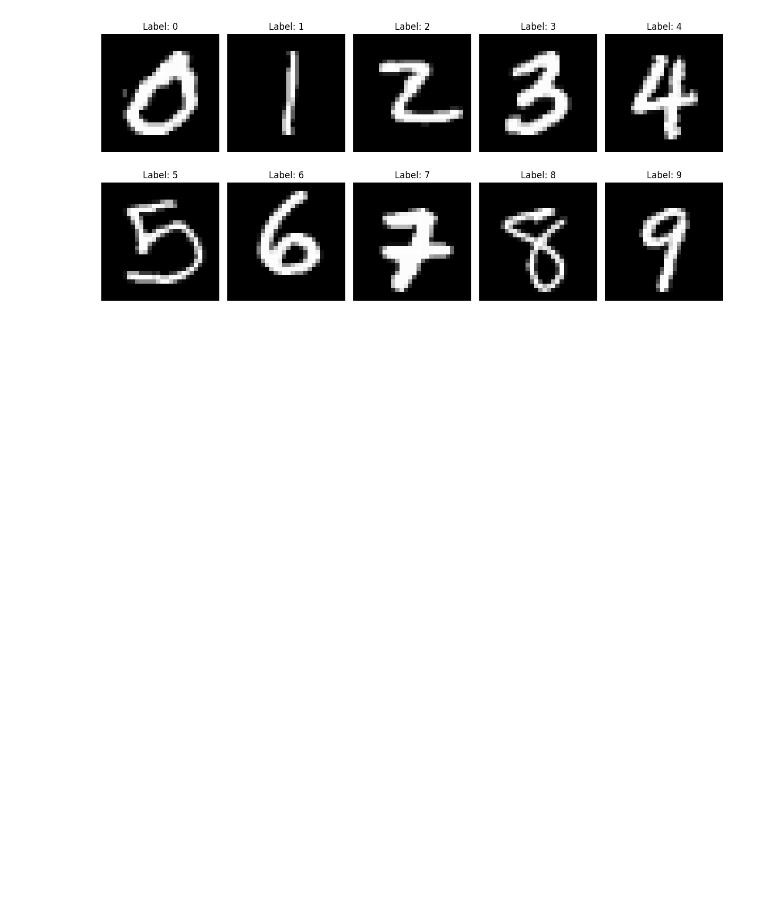
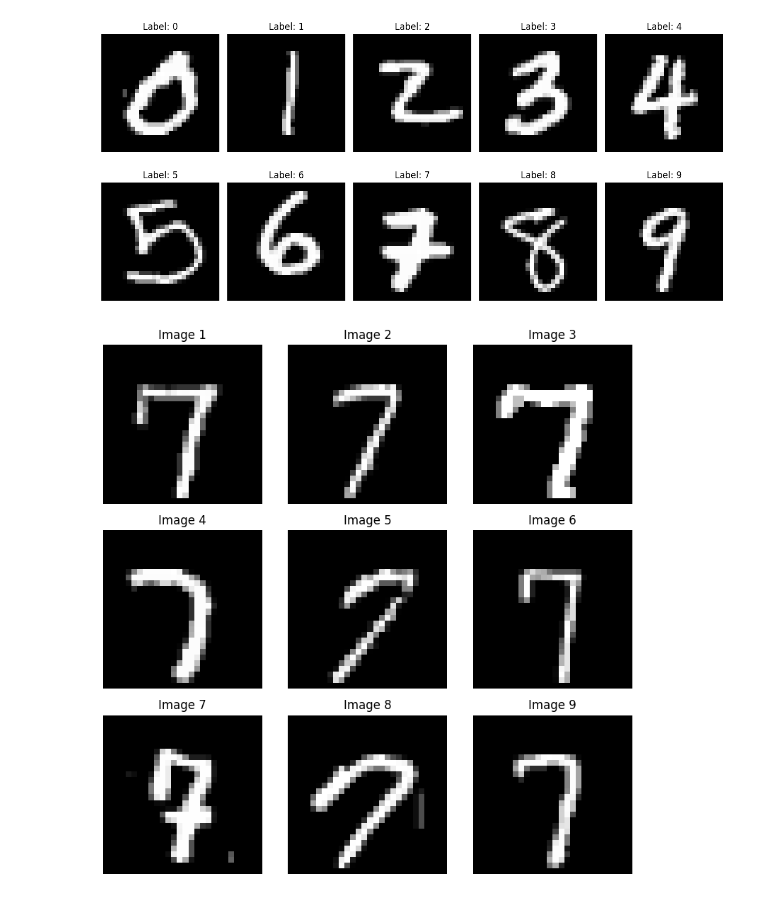
Before and after one commit to thomas-rooty/digit-recognition, a Jupyter notebook: main.ipynb, the cells around one changed output. Drawn from its saved outputs; the diff is of its cells as text; code cells hidden in the pictures; blank space fills up the shorter version.

Commit message:
Displaying first images of 7

```diff
--- a/main.ipynb
+++ b/main.ipynb
@@ -57,3 +57,28 @@ plt.tight_layout()
 plt.show()
 # %% [output]
 [figure]
+# %%
+# Filter the DataFrame for label 7 and select the first nine images
+label_7_df = df_train[df_train['label'] == 7].head(9)
+
+# Create a list to store the images
+images = []
+
+# Extract and reshape the pixel values for each image
+for index, row in label_7_df.iterrows():
+  pixels = row.drop('label')
+  image = pixels.values.reshape(28, 28)
+  images.append(image)
+
+# Plot the first nine images in a 3x3 grid
+plt.figure(figsize=(8, 8))
+for i in range(9):
+  plt.subplot(3, 3, i + 1)
+  plt.imshow(images[i], cmap='gray')
+  plt.title(f'Image {i + 1}')
+  plt.axis('off')
+
+plt.tight_layout()
+plt.show()
+# %% [output]
+[figure, added]
```
